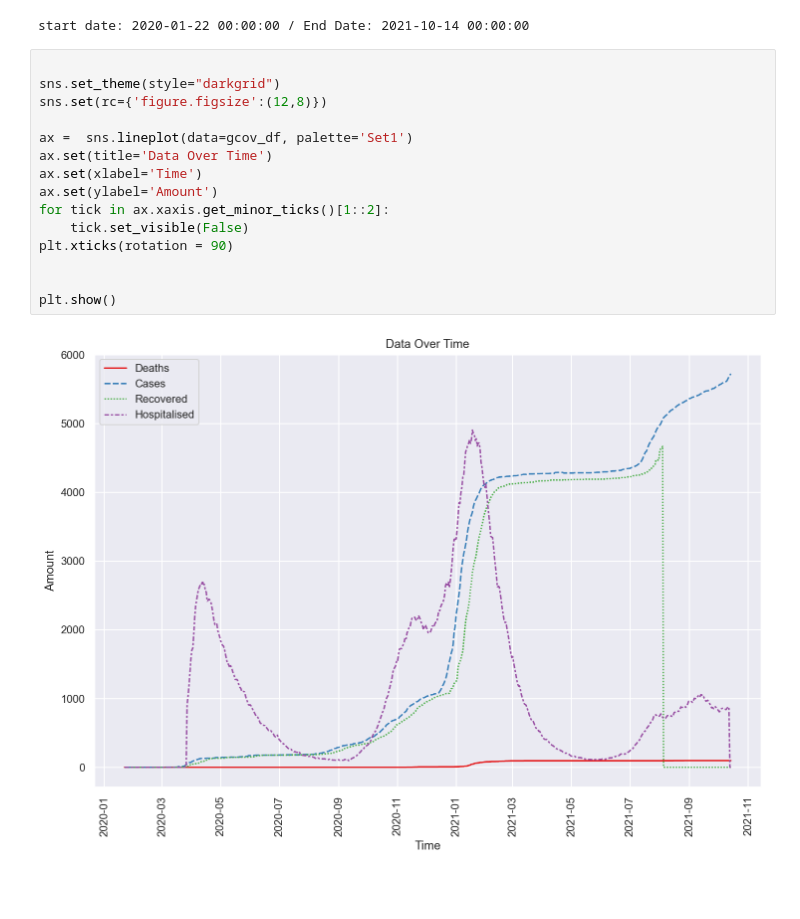
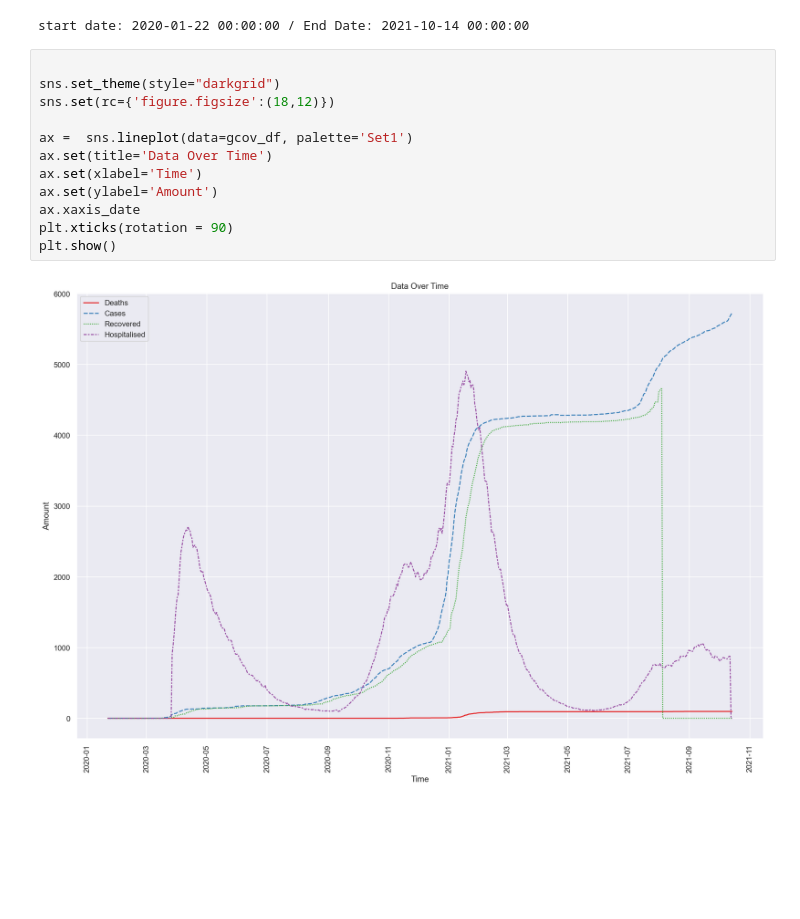
Before and after one commit to heyashy/LSE_DA_COVID_analysis, a Jupyter notebook: LSE_DA201_assignment_ash_johnson.ipynb, the cells around one changed output. Cells and saved outputs as stored; diff of their text form; blank space fills up the shorter version.

```diff
--- a/LSE_DA201_assignment_ash_johnson.ipynb
+++ b/LSE_DA201_assignment_ash_johnson.ipynb
@@ -247,20 +248,17 @@ start date: 2020-01-22 00:00:00 / End Date: 2021-10-14 00:00:00
 # %%
 
 sns.set_theme(style="darkgrid")
-sns.set(rc={'figure.figsize':(12,8)})
+sns.set(rc={'figure.figsize':(18,12)})
 
 ax =  sns.lineplot(data=gcov_df, palette='Set1')
 ax.set(title='Data Over Time')
 ax.set(xlabel='Time')
 ax.set(ylabel='Amount')
-for tick in ax.xaxis.get_minor_ticks()[1::2]:
-    tick.set_visible(False)
+ax.xaxis_date
 plt.xticks(rotation = 90)
-
-
 plt.show()
 # %% [output]
-[figure, old version]
+[figure, new version]
 # %% [markdown]
 #
 # %% [markdown]
```
Also changed, not shown: parts of 15 cells of this notebook.
